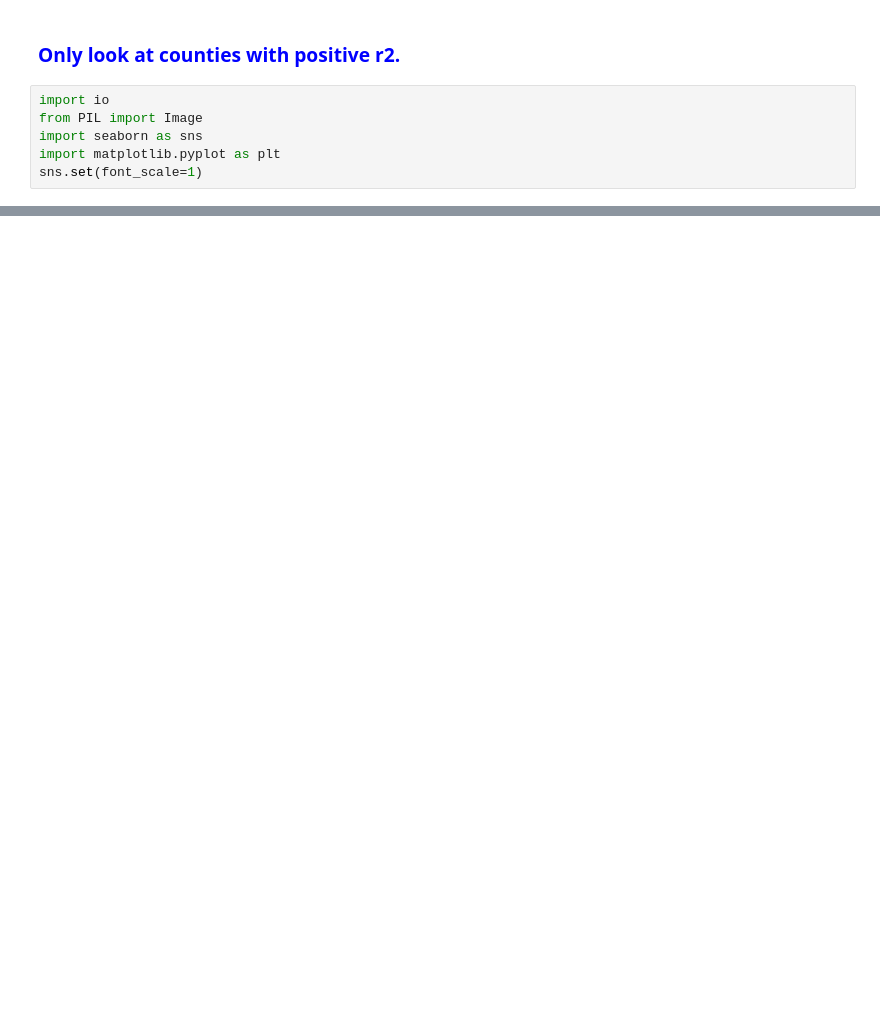
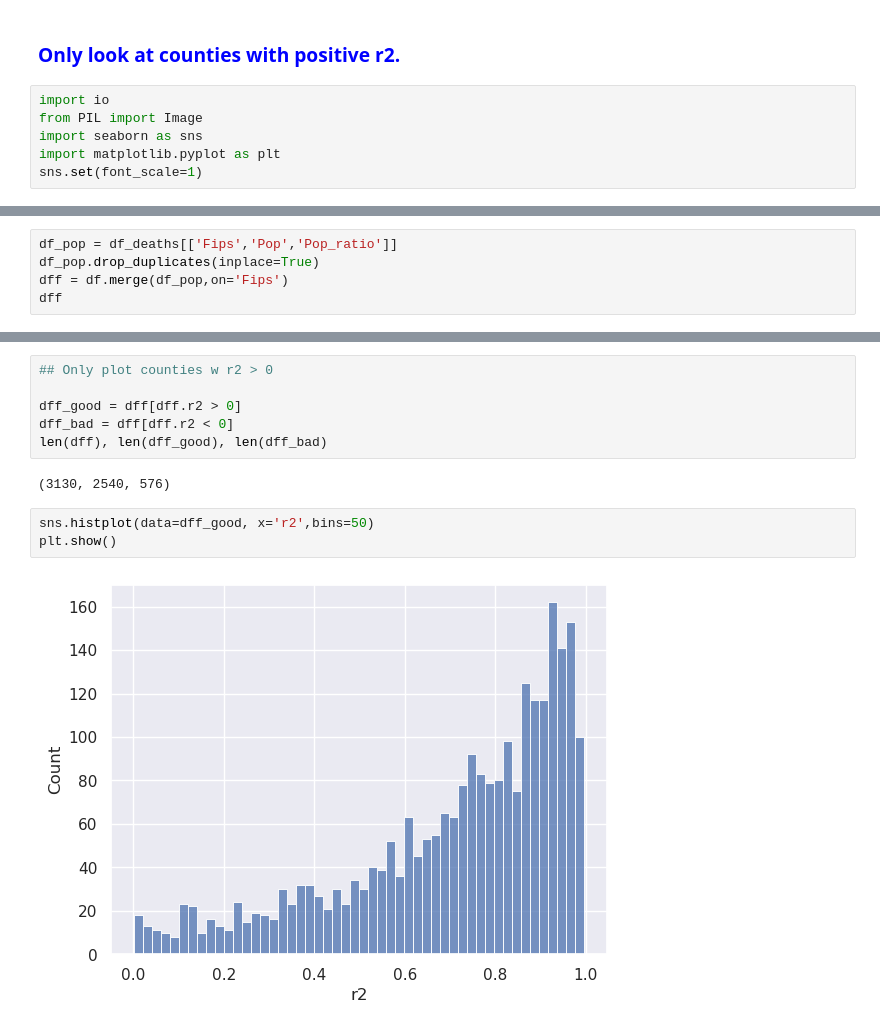
Before and after one commit to katfish666/EpSampling, a Jupyter notebook: notebooks/20240924_naive_metrics.ipynb, the cells around one changed output, grey strips where cells are left out. Saved outputs shown, nothing was run; the diff lists cells and outputs as text; blank space fills up the shorter version.

```diff
--- a/notebooks/20240924_naive_metrics.ipynb
+++ b/notebooks/20240924_naive_metrics.ipynb
@@ -176,0 +201,5 @@ Name: r2, Length: 2846, dtype: float64>
+# %%
+df_pop = df_deaths[['Fips','Pop','Pop_ratio']]
+df_pop.drop_duplicates(inplace=True)
+dff = df.merge(df_pop,on='Fips')
+dff
@@ -176,0 +220,13 @@ Name: r2, Length: 2846, dtype: float64>
+# %%
+## Only plot counties w r2 > 0
+
+dff_good = dff[dff.r2 > 0]
+dff_bad = dff[dff.r2 < 0]
+len(dff), len(dff_good), len(dff_bad)
+# %% [output]
+(3130, 2540, 576)
+# %%
+sns.histplot(data=dff_good, x='r2',bins=50)
+plt.show()
+# %% [output]
+[figure, added]
```
Also changed, not shown: parts of 21 cells of this notebook, 3 other files.
